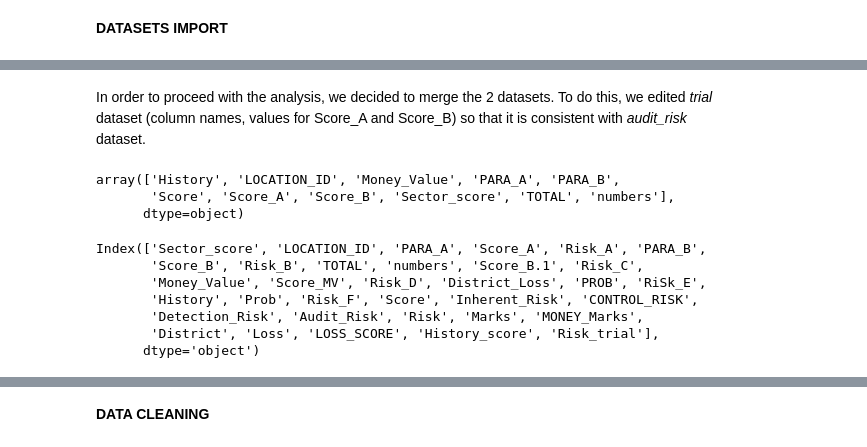
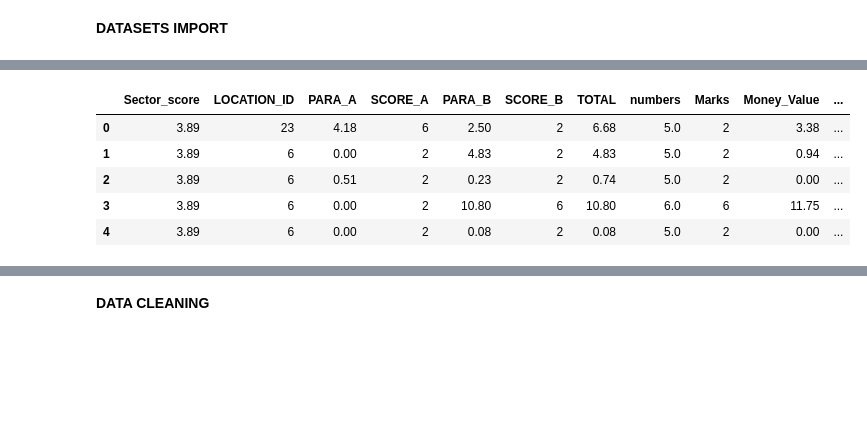
Before and after one commit to Elmira-Rakhmetova/ML-Audit-project, a Jupyter notebook: ML Audit Project.ipynb, the cells around one changed output, grey strips where cells are left out. Cells and saved outputs as stored; diff of their text form; code cells hidden in the pictures; blank space fills up the shorter version.

```diff
--- a/ML Audit Project.ipynb
+++ b/ML Audit Project.ipynb
@@ -37,2 +12,0 @@ trial.describe()
-# %% [markdown]
-In order to proceed with the analysis, we decided to merge the 2 datasets. To do this, we edited *trial* dataset (column names, values for Score_A and Score_B) so that it is consistent with *audit_risk* dataset.
@@ -47,19 +13,10 @@ trial['Score_B'] = trial['Score_B']/10
-# %%
-same_columns = np.intersect1d(audit_risk.columns, trial.columns)
-same_columns
-# %% [output]
-array(['History', 'LOCATION_ID', 'Money_Value', 'PARA_A', 'PARA_B',
-       'Score', 'Score_A', 'Score_B', 'Sector_score', 'TOTAL', 'numbers'],
-      dtype=object)
-# %%
-merged_df = pd.merge(audit_risk, trial, how='outer', on = ['History', 'LOCATION_ID', 'Money_Value', 'PARA_A', 'PARA_B',
-       'Score', 'Score_A', 'Score_B', 'Sector_score', 'TOTAL', 'numbers'])
-merged_df.columns
-# %% [output]
-Index(['Sector_score', 'LOCATION_ID', 'PARA_A', 'Score_A', 'Risk_A', 'PARA_B',
-       'Score_B', 'Risk_B', 'TOTAL', 'numbers', 'Score_B.1', 'Risk_C',
-       'Money_Value', 'Score_MV', 'Risk_D', 'District_Loss', 'PROB', 'RiSk_E',
-       'History', 'Prob', 'Risk_F', 'Score', 'Inherent_Risk', 'CONTROL_RISK',
-       'Detection_Risk', 'Audit_Risk', 'Risk', 'Marks', 'MONEY_Marks',
-       'District', 'Loss', 'LOSS_SCORE', 'History_score', 'Risk_trial'],
-      dtype='object')
+# %%
+# how does the data look like?
+trial.head()
+# %% [output]
+|  | Sector_score | LOCATION_ID | PARA_A | SCORE_A | PARA_B | SCORE_B | TOTAL | numbers | Marks | Money_Value | ... |
+| 0 | 3.89 | 23 | 4.18 | 6 | 2.50 | 2 | 6.68 | 5.0 | 2 | 3.38 | ... |
+| 1 | 3.89 | 6 | 0.00 | 2 | 4.83 | 2 | 4.83 | 5.0 | 2 | 0.94 | ... |
+| 2 | 3.89 | 6 | 0.51 | 2 | 0.23 | 2 | 0.74 | 5.0 | 2 | 0.00 | ... |
+| 3 | 3.89 | 6 | 0.00 | 2 | 10.80 | 6 | 10.80 | 6.0 | 6 | 11.75 | ... |
+| 4 | 3.89 | 6 | 0.00 | 2 | 0.08 | 2 | 0.08 | 5.0 | 2 | 0.00 | ... |
```
Also changed, not shown: parts of 10 cells of this notebook.
